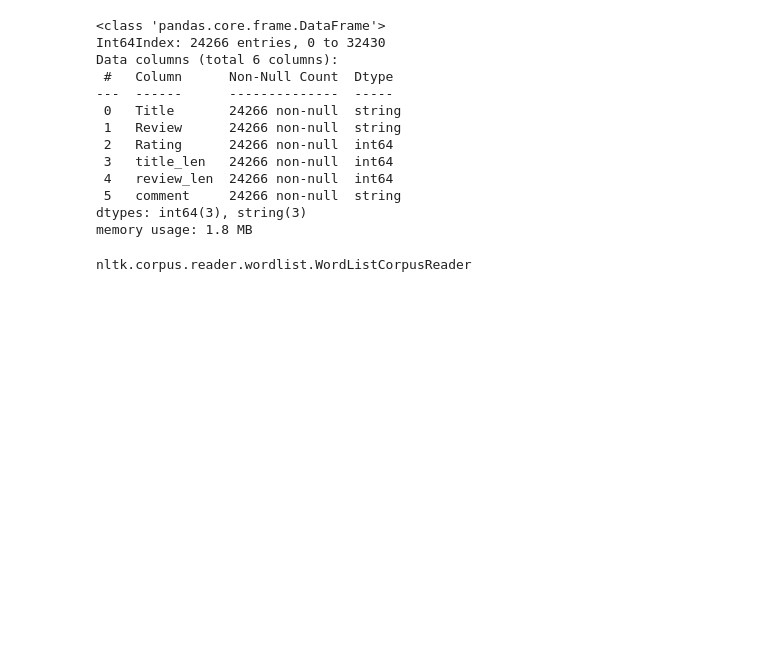
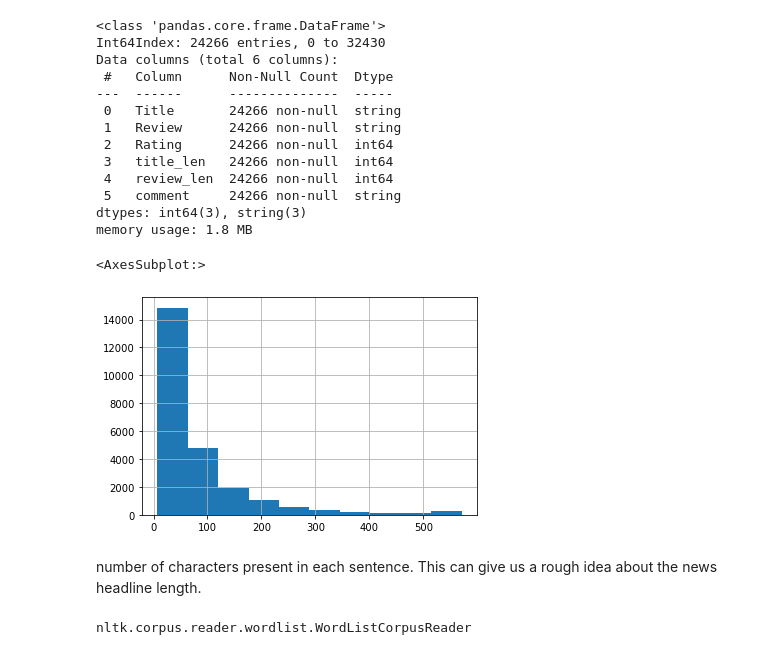
Before and after one commit to mohittomar2008/Rating-Prediction-over-reviews--NLP, a Jupyter notebook: Rating Prediction from Review.ipynb, the cells around one changed output. Cells and saved outputs as stored; diff of their text form; code cells hidden in the pictures; blank space fills up the shorter version.

```diff
--- a/Rating Prediction from Review.ipynb
+++ b/Rating Prediction from Review.ipynb
@@ -181,3 +181,10 @@ Data columns (total 6 columns):
  5   comment     24266 non-null  string
 dtypes: int64(3), string(3)
 memory usage: 1.8 MB
+# %%
+df['comment'].str.len().hist()
+# %% [output]
+<AxesSubplot:>
+[figure, added]
+# %% [markdown]
+number of characters present in each sentence. This can give us a rough idea about the news headline length.
```
Also changed, not shown: parts of 3 cells of this notebook, 1 other file.
